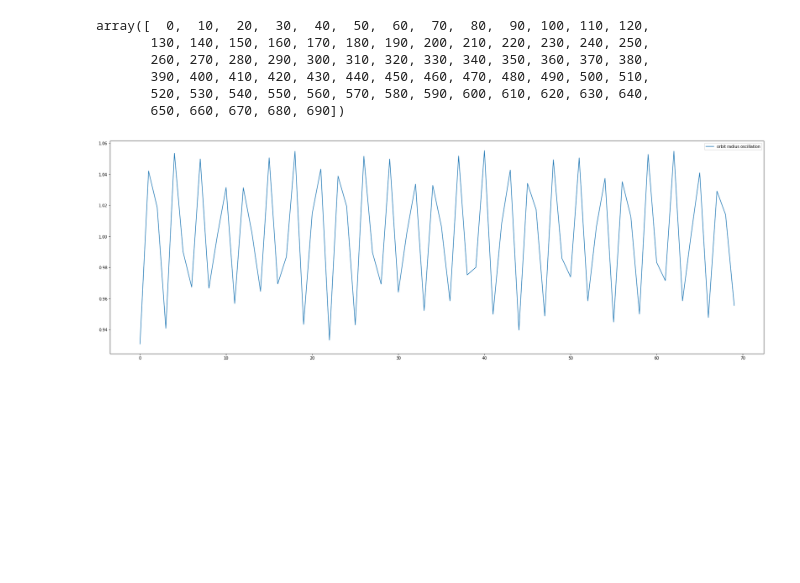
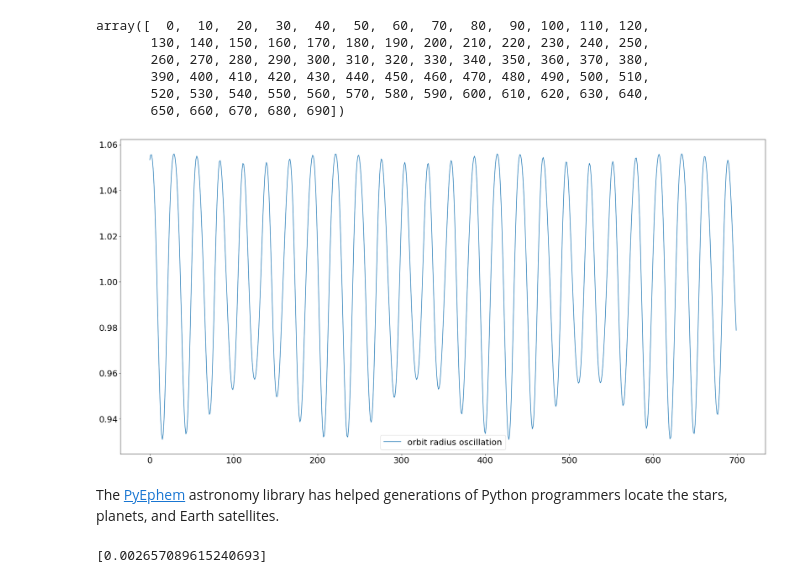
Before and after one commit to faber6911/venice-is-drowning, a Jupyter notebook: moon_distance/lunar_motion.ipynb, the cells around one changed output. Saved outputs shown, nothing was run; the diff lists cells and outputs as text; code cells hidden in the pictures; blank space fills up the shorter version.

```diff
--- a/moon_distance/lunar_motion.ipynb
+++ b/moon_distance/lunar_motion.ipynb
@@ -55,27 +57,30 @@ array([  0,  10,  20,  30,  40,  50,  60,  70,  80,  90, 100, 110, 120,
        520, 530, 540, 550, 560, 570, 580, 590, 600, 610, 620, 630, 640,
        650, 660, 670, 680, 690])
 # %%
+matplotlib.rcParams.update({'font.size': 22})
 
 plot_every_min = False
 if plot_every_min:
     rrange = 24*60 #every minute for 1 days
     scale_factor = 60
 else: #plot_every_hour
     rrange = 700 #every hour for 10 days
-    scale_factor = 1#60*60*24
+    scale_factor = 1 #60*60*24
 
-plt.subplots(figsize=(30,10))
+plt.subplots(figsize=(30, 15))
 pts=[]
-times=np.arange(0, rrange, 10)
+times = np.arange(0, rrange, 1)
 for t in times:
-    pts.append(r_of_t(t*scale_factor, alpha_0=0, km=False))
+    pts.append(r_of_t(t*scale_factor, alpha_0 = 60, km = False))
 plt.plot(pts, label= "orbit radius oscillation")
 #plt.hlines(a/1000,xmin=0, xmax=24, label="mean distance (~384e3 km)")
 #plt.xscale()
 #plt.xlim((0,700))
 plt.legend()
 plt.show()
 
 #pts
 # %% [output]
-[figure, old version]
+[figure, new version]
+# %% [markdown]
+The <a href="https://rhodesmill.org/pyephem/index.html">PyEphem</a> astronomy library has helped generations of Python programmers locate the stars, planets, and Earth satellites.
@@ -81,0 +105,4 @@ plt.show()
+# %%
+moon_dists
+# %% [output]
+[0.002657089615240693]
```
Also changed, not shown: parts of 9 cells of this notebook.
